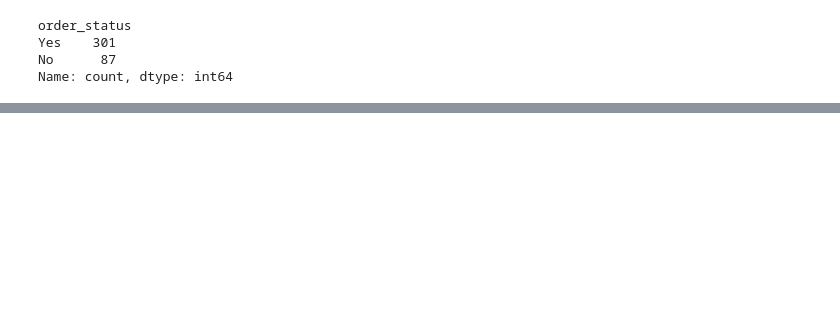
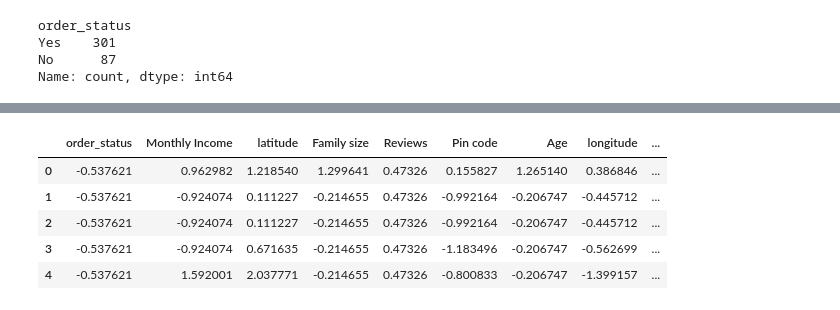
Before and after one commit to Kanha-kn/nits_git_notes, a Jupyter notebook: eda.ipynb, the cells around one changed output, grey strips where cells are left out. Cells and saved outputs as stored; diff of their text form; code cells hidden in the pictures; blank space fills up the shorter version.

```diff
--- a/eda.ipynb
+++ b/eda.ipynb
@@ -430,0 +464,15 @@ df.sample(5)
+# %%
+ss=StandardScaler()
+# %%
+data=ss.fit_transform(df_stand)
+# %%
+new_df_standaridzed=pd.DataFrame(data,columns=df_stand.columns)
+# %%
+new_df_standaridzed.head()
+# %% [output]
+|  | order_status | Monthly Income | latitude | Family size | Reviews | Pin code | Age | longitude | ... |
+| 0 | -0.537621 | 0.962982 | 1.218540 | 1.299641 | 0.47326 | 0.155827 | 1.265140 | 0.386846 | ... |
+| 1 | -0.537621 | -0.924074 | 0.111227 | -0.214655 | 0.47326 | -0.992164 | -0.206747 | -0.445712 | ... |
+| 2 | -0.537621 | -0.924074 | 0.111227 | -0.214655 | 0.47326 | -0.992164 | -0.206747 | -0.445712 | ... |
+| 3 | -0.537621 | -0.924074 | 0.671635 | -0.214655 | 0.47326 | -1.183496 | -0.206747 | -0.562699 | ... |
+| 4 | -0.537621 | 1.592001 | 2.037771 | -0.214655 | 0.47326 | -0.800833 | -0.206747 | -1.399157 | ... |
```
Also changed, not shown: parts of 11 cells of this notebook.
